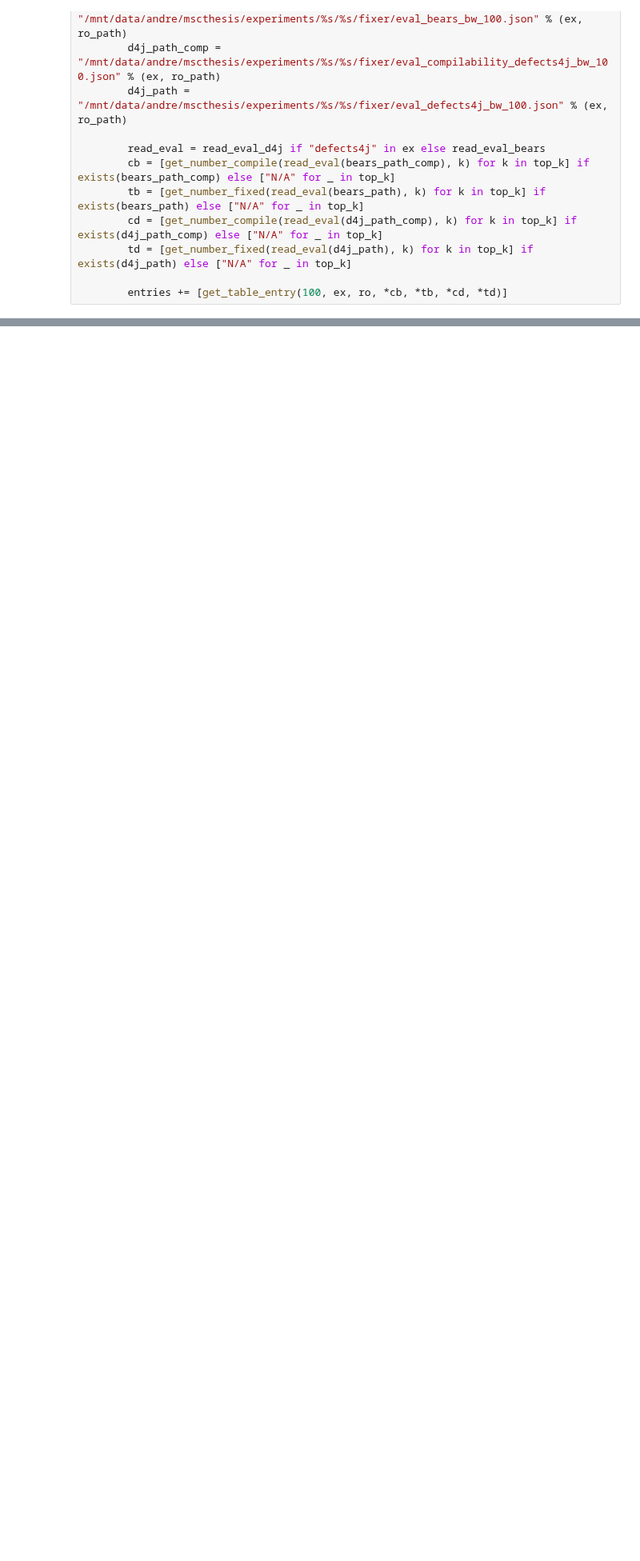
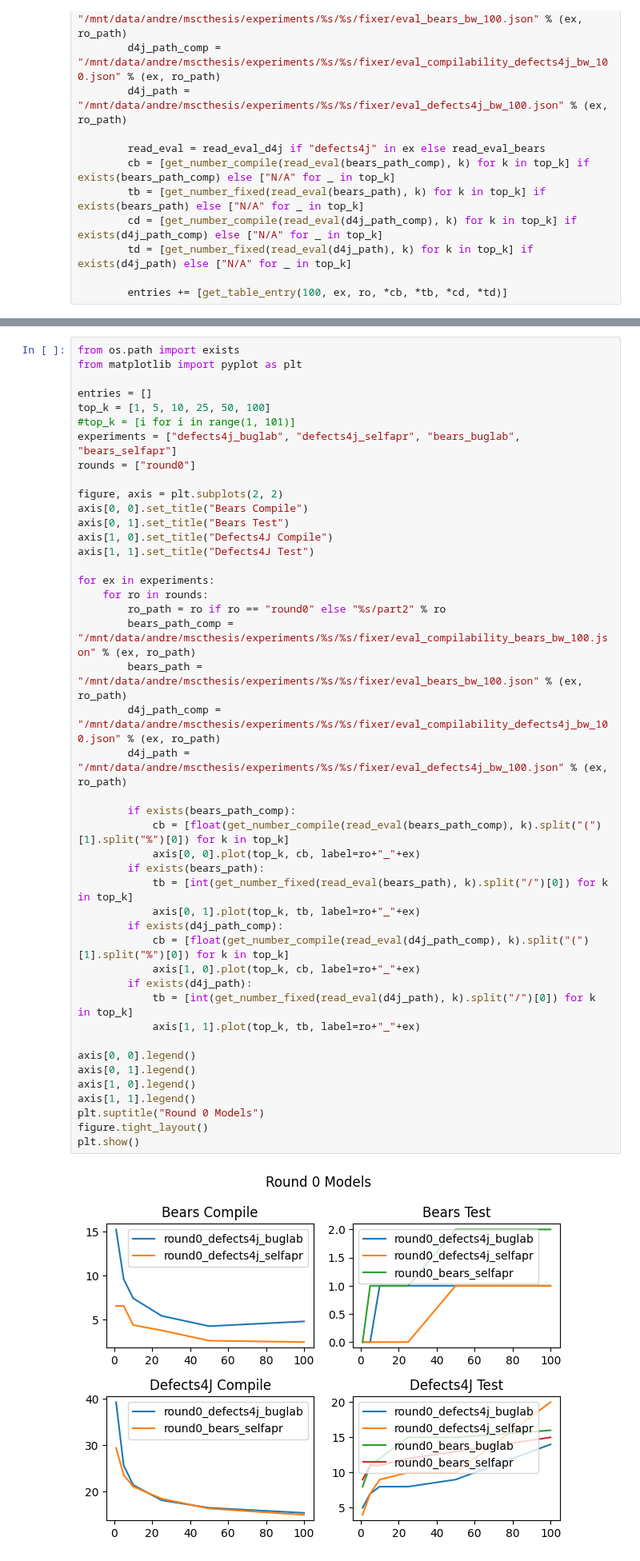
Before and after one commit to andre15silva/mufin, a Jupyter notebook: models_analysis.ipynb, the cells around one changed output, grey strips where cells are left out. Shown at 80% size. Drawn from its saved outputs; the diff is of its cells as text; blank space fills up the shorter version.

```diff
--- a/models_analysis.ipynb
+++ b/models_analysis.ipynb
@@ -219,6 +151,52 @@ table
 | 13 | 100 | bears_selfapr | round1-nocritic | N/A | N/A | N/A | N/A | N/A | N/A | ... |
 | 14 | 100 | bears_selfapr | round1-compiler | N/A | N/A | N/A | N/A | N/A | N/A | ... |
 | 15 | 100 | bears_selfapr | round1-tests | N/A | N/A | N/A | N/A | N/A | N/A | ... |
+# %%
+from os.path import exists
+from matplotlib import pyplot as plt
+
+entries = []
+top_k = [1, 5, 10, 25, 50, 100]
+#top_k = [i for i in range(1, 101)]
+experiments = ["defects4j_buglab", "defects4j_selfapr", "bears_buglab", "bears_selfapr"]
+rounds = ["round0"]
+
+figure, axis = plt.subplots(2, 2)
+axis[0, 0].set_title("Bears Compile")
+axis[0, 1].set_title("Bears Test")
+axis[1, 0].set_title("Defects4J Compile")
+axis[1, 1].set_title("Defects4J Test")
+
+for ex in experiments:
+    for ro in rounds:
+        ro_path = ro if ro == "round0" else "%s/part2" % ro
+        bears_path_comp = "/mnt/data/andre/mscthesis/experiments/%s/%s/fixer/eval_compilability_bears_bw_100.json" % (ex, ro_path)
+        bears_path = "/mnt/data/andre/mscthesis/experiments/%s/%s/fixer/eval_bears_bw_100.json" % (ex, ro_path)
+        d4j_path_comp = "/mnt/data/andre/mscthesis/experiments/%s/%s/fixer/eval_compilability_defects4j_bw_100.json" % (ex, ro_path)
+        d4j_path = "/mnt/data/andre/mscthesis/experiments/%s/%s/fixer/eval_defects4j_bw_100.json" % (ex, ro_path)
+
+        if exists(bears_path_comp):
+            cb = [float(get_number_compile(read_eval(bears_path_comp), k).split("(")[1].split("%")[0]) for k in top_k]
+            axis[0, 0].plot(top_k, cb, label=ro+"_"+ex)
+        if exists(bears_path):
+            tb = [int(get_number_fixed(read_eval(bears_path), k).split("/")[0]) for k in top_k]
+            axis[0, 1].plot(top_k, tb, label=ro+"_"+ex)
+        if exists(d4j_path_comp):
+            cb = [float(get_number_compile(read_eval(d4j_path_comp), k).split("(")[1].split("%")[0]) for k in top_k]
+            axis[1, 0].plot(top_k, cb, label=ro+"_"+ex)
+        if exists(d4j_path):
+            tb = [int(get_number_fixed(read_eval(d4j_path), k).split("/")[0]) for k in top_k]
+            axis[1, 1].plot(top_k, tb, label=ro+"_"+ex)
+
+axis[0, 0].legend()
+axis[0, 1].legend()
+axis[1, 0].legend()
+axis[1, 1].legend()
+plt.suptitle("Round 0 Models")
+figure.tight_layout()
+plt.show()
+# %% [output]
+[figure, added]
 # %%
 from os.path import exists
 from matplotlib import pyplot as plt
```
Also changed, not shown: parts of 2 cells of this notebook.
